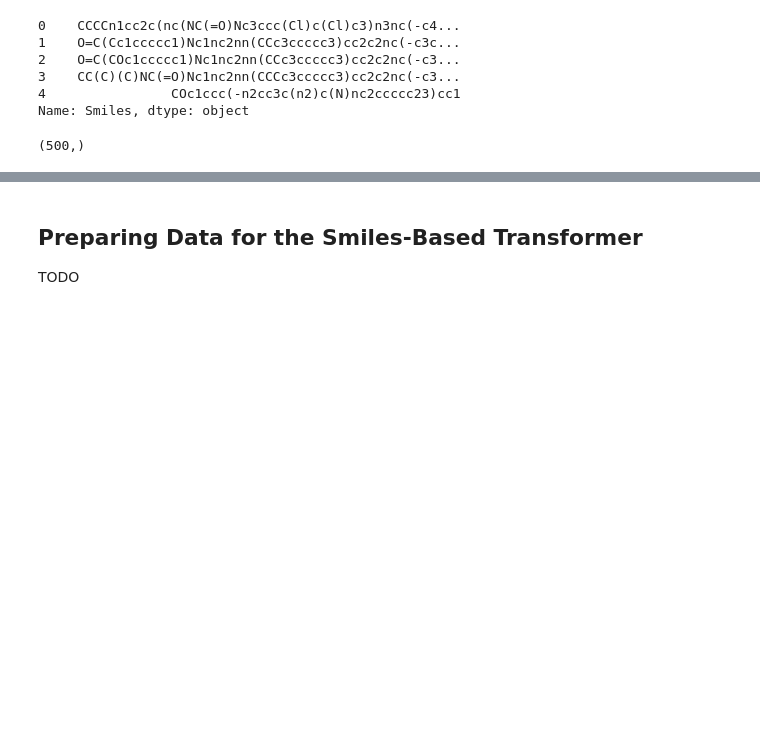
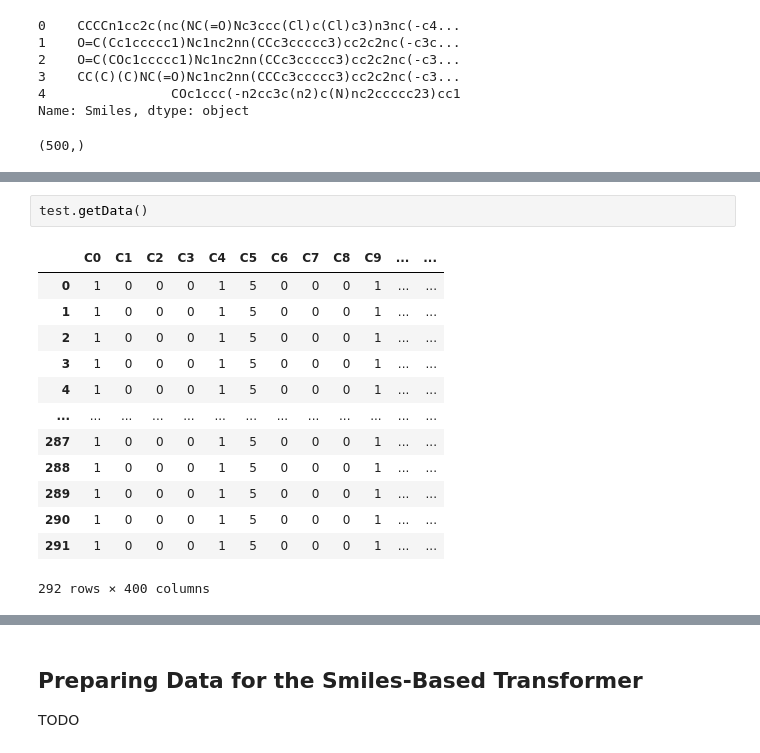
Before and after one commit to CDDLeiden/DrugEx, a Jupyter notebook: tutorial/datasets.ipynb, the cells around one changed output, grey strips where cells are left out. Drawn from its saved outputs; the diff is of its cells as text; blank space fills up the shorter version.

```diff
--- a/tutorial/datasets.ipynb
+++ b/tutorial/datasets.ipynb
@@ -106 +133,17 @@ test.save()
+# %%
+test.getData()
+# %% [output]
+|  | C0 | C1 | C2 | C3 | C4 | C5 | C6 | C7 | C8 | C9 | ... | ... |
+| 0 | 1 | 0 | 0 | 0 | 1 | 5 | 0 | 0 | 0 | 1 | ... | ... |
+| 1 | 1 | 0 | 0 | 0 | 1 | 5 | 0 | 0 | 0 | 1 | ... | ... |
+| 2 | 1 | 0 | 0 | 0 | 1 | 5 | 0 | 0 | 0 | 1 | ... | ... |
+| 3 | 1 | 0 | 0 | 0 | 1 | 5 | 0 | 0 | 0 | 1 | ... | ... |
+| 4 | 1 | 0 | 0 | 0 | 1 | 5 | 0 | 0 | 0 | 1 | ... | ... |
+| ... | ... | ... | ... | ... | ... | ... | ... | ... | ... | ... | ... | ... |
+| 287 | 1 | 0 | 0 | 0 | 1 | 5 | 0 | 0 | 0 | 1 | ... | ... |
+| 288 | 1 | 0 | 0 | 0 | 1 | 5 | 0 | 0 | 0 | 1 | ... | ... |
+| 289 | 1 | 0 | 0 | 0 | 1 | 5 | 0 | 0 | 0 | 1 | ... | ... |
+| 290 | 1 | 0 | 0 | 0 | 1 | 5 | 0 | 0 | 0 | 1 | ... | ... |
+| 291 | 1 | 0 | 0 | 0 | 1 | 5 | 0 | 0 | 0 | 1 | ... | ... |
+292 rows × 400 columns
 # %% [markdown]
```
Also changed, not shown: parts of 22 cells of this notebook, 7 other files.
